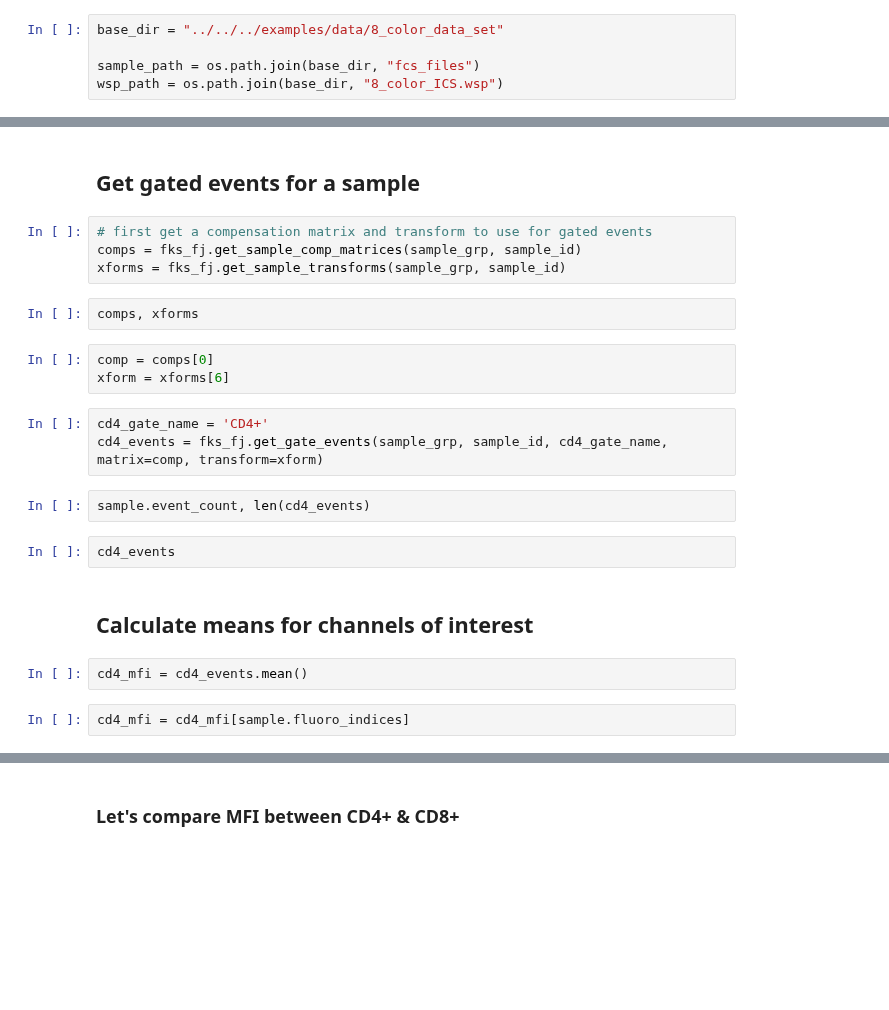
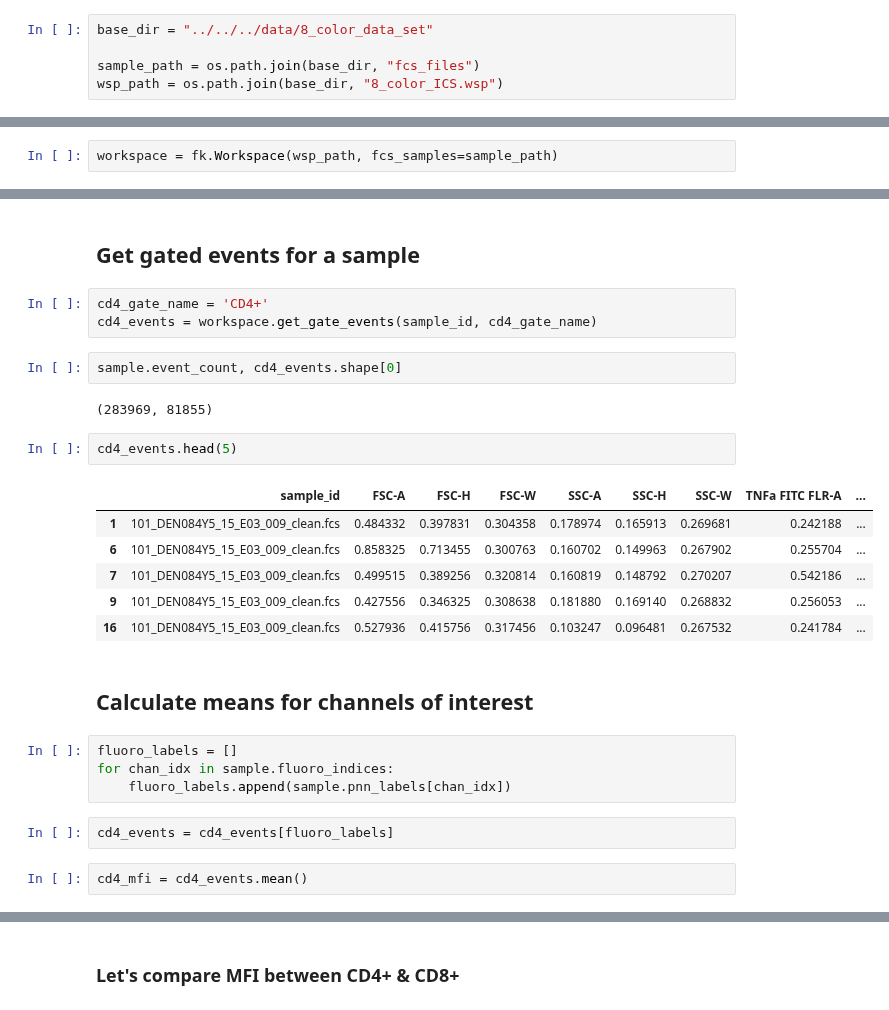
Before and after one commit to whitews/FlowKit, a Jupyter notebook: docs/notebooks/advanced/flowkit-session-compare-mfi-of-gated-events.ipynb, the cells around one changed output, grey strips where cells are left out. Saved outputs shown, nothing was run; the diff lists cells and outputs as text; blank space fills up the shorter version.

```diff
--- a/docs/notebooks/advanced/flowkit-session-compare-mfi-of-gated-events.ipynb
+++ b/docs/notebooks/advanced/flowkit-session-compare-mfi-of-gated-events.ipynb
@@ -10,7 +10,7 @@ import flowkit as fk
 # %% [markdown]
 ## Load FlowJo Workspace
 # %%
-base_dir = "../../../examples/data/8_color_data_set"
+base_dir = "../../../data/8_color_data_set"
 
 sample_path = os.path.join(base_dir, "fcs_files")
 wsp_path = os.path.join(base_dir, "8_color_ICS.wsp")
@@ -32,0 +17,2 @@ sample.channels
+# %%
+workspace = fk.Workspace(wsp_path, fcs_samples=sample_path)
@@ -45,26 +65,30 @@ results.report
 # %% [markdown]
 ## Get gated events for a sample
-# %%
-# first get a compensation matrix and transform to use for gated events
-comps = fks_fj.get_sample_comp_matrices(sample_grp, sample_id)
-xforms = fks_fj.get_sample_transforms(sample_grp, sample_id)
-# %%
-comps, xforms
-# %%
-comp = comps[0]
-xform = xforms[6]
 # %%
 cd4_gate_name = 'CD4+'
-cd4_events = fks_fj.get_gate_events(sample_grp, sample_id, cd4_gate_name, matrix=comp, transform=xform)
+cd4_events = workspace.get_gate_events(sample_id, cd4_gate_name)
 # %%
-sample.event_count, len(cd4_events)
+sample.event_count, cd4_events.shape[0]
+# %% [output]
+(283969, 81855)
 # %%
-cd4_events
+cd4_events.head(5)
+# %% [output]
+|  | sample_id | FSC-A | FSC-H | FSC-W | SSC-A | SSC-H | SSC-W | TNFa FITC FLR-A | ... |
+| 1 | 101_DEN084Y5_15_E03_009_clean.fcs | 0.484332 | 0.397831 | 0.304358 | 0.178974 | 0.165913 | 0.269681 | 0.242188 | ... |
+| 6 | 101_DEN084Y5_15_E03_009_clean.fcs | 0.858325 | 0.713455 | 0.300763 | 0.160702 | 0.149963 | 0.267902 | 0.255704 | ... |
+| 7 | 101_DEN084Y5_15_E03_009_clean.fcs | 0.499515 | 0.389256 | 0.320814 | 0.160819 | 0.148792 | 0.270207 | 0.542186 | ... |
+| 9 | 101_DEN084Y5_15_E03_009_clean.fcs | 0.427556 | 0.346325 | 0.308638 | 0.181880 | 0.169140 | 0.268832 | 0.256053 | ... |
+| 16 | 101_DEN084Y5_15_E03_009_clean.fcs | 0.527936 | 0.415756 | 0.317456 | 0.103247 | 0.096481 | 0.267532 | 0.241784 | ... |
 # %% [markdown]
 ## Calculate means for channels of interest
+# %%
+fluoro_labels = []
+for chan_idx in sample.fluoro_indices:
+    fluoro_labels.append(sample.pnn_labels[chan_idx])
+# %%
+cd4_events = cd4_events[fluoro_labels]
 # %%
 cd4_mfi = cd4_events.mean()
-# %%
-cd4_mfi = cd4_mfi[sample.fluoro_indices]
 # %%
 cd4_mfi
```
Also changed, not shown: parts of 24 cells of this notebook.
